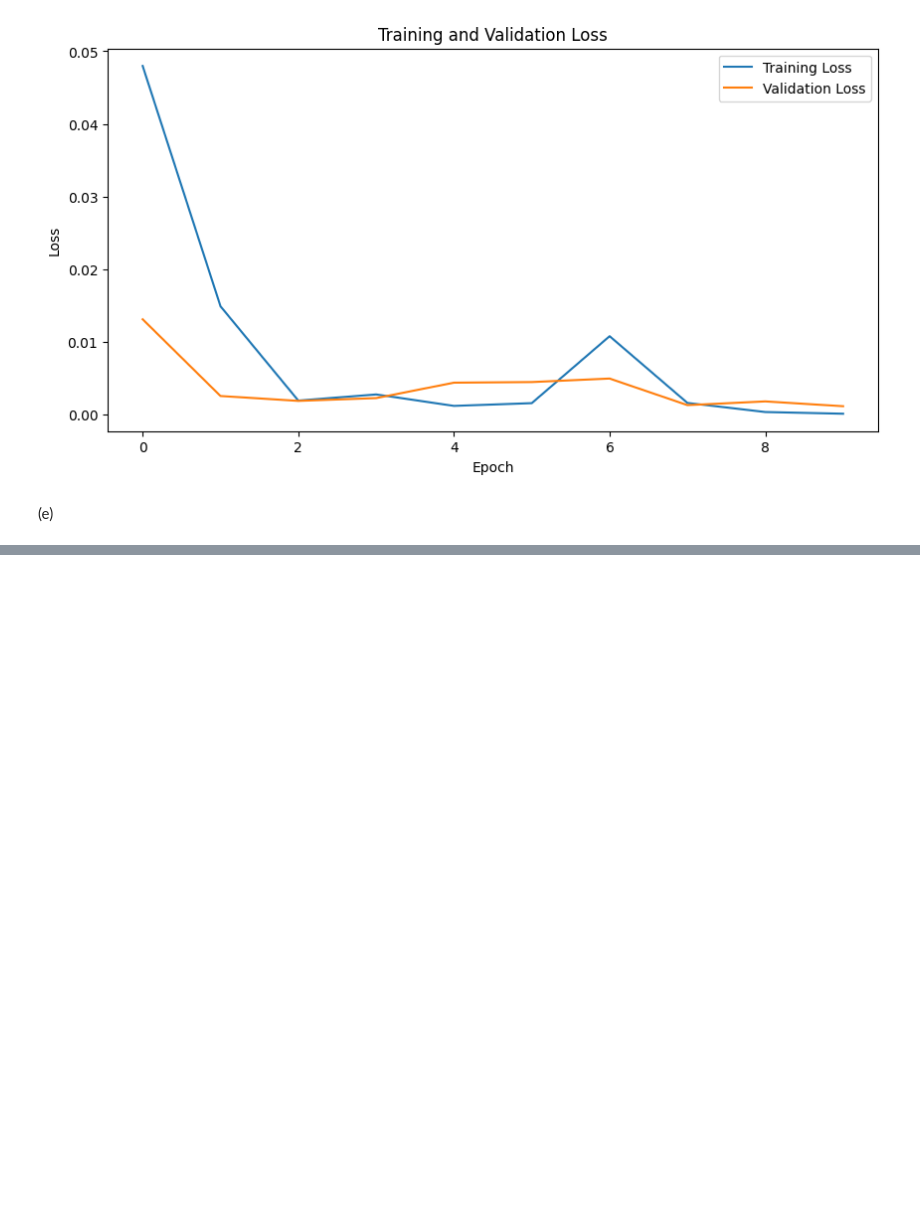
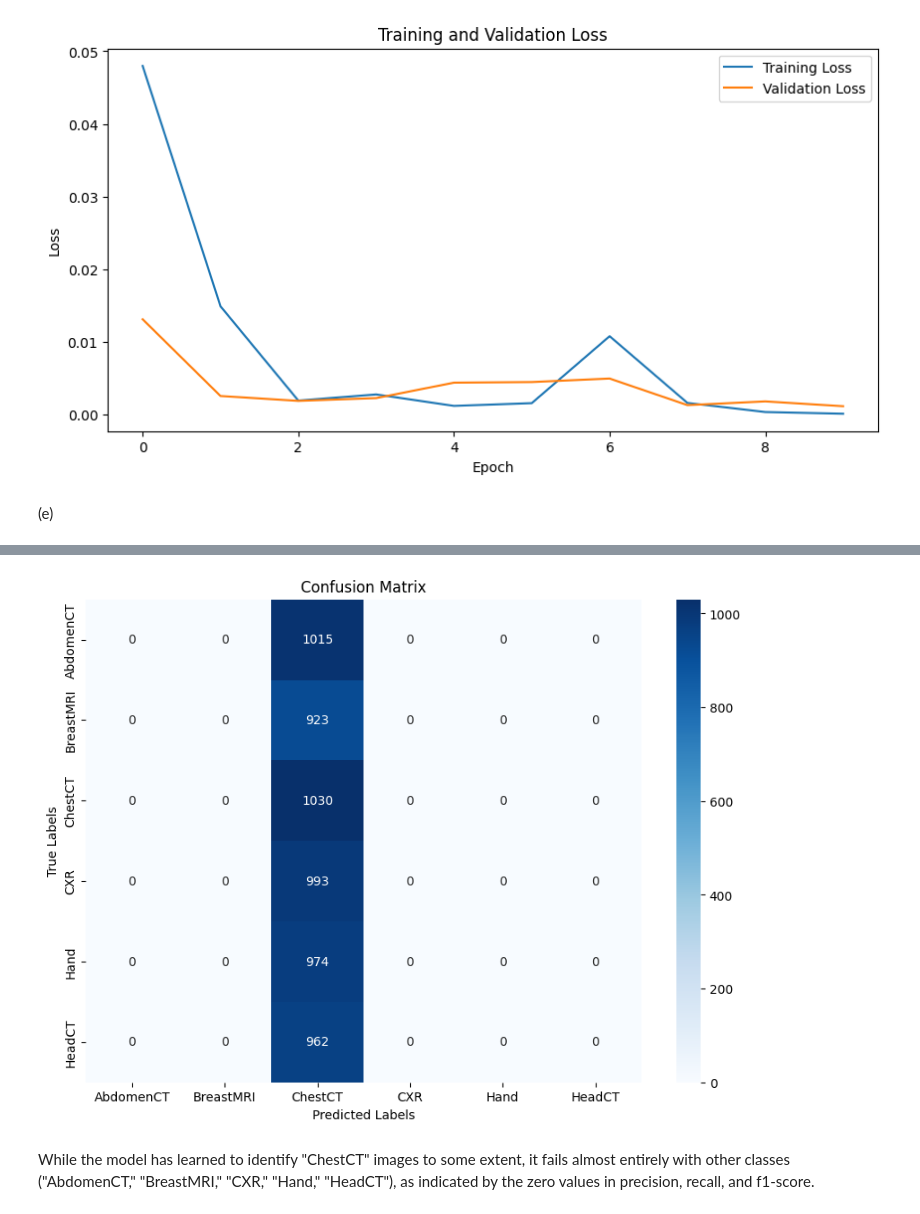
Before and after one commit to bingyanliang/Medical-MNIST, a Jupyter notebook: Q1.ipynb, the cells around one changed output, grey strips where cells are left out. Drawn from its saved outputs; the diff is of its cells as text; code cells hidden in the pictures; blank space fills up the shorter version.

```diff
--- a/Q1.ipynb
+++ b/Q1.ipynb
@@ -214,7 +217,7 @@ criterion = nn.CrossEntropyLoss()
 optim = torch.optim.Adam(model.parameters(), lr=learning_rate)
 # %%
 torch.cuda.is_available()
-device = torch.device("cuda" if torch.cuda.is_available() else "cpu")
+device = torch.device("cuda")
 model.to(device)
 # %% [output]
 MedCNN(
@@ -280,18 +299,5 @@ plt.show()
 # %%
-# hyperparameter setup 2
-batch_size = 114
-learning_rate=0.0005
-epochs = 10
-
-train_loader = DataLoader(train_dataset, batch_size=batch_size, shuffle=True, num_workers=8)
-val_loader = DataLoader(val_dataset, batch_size=batch_size, shuffle=False, num_workers=8)
-
-model = MedCNN(num_classes=6)
-criterion = nn.CrossEntropyLoss()
-optim = torch.optim.Adam(model.parameters(), lr=learning_rate)
-
-torch.cuda.is_available()
-device = torch.device("cuda" if torch.cuda.is_available() else "cpu")
+device = torch.device("cuda")
 model.to(device)
 
 train_losses, val_losses = [], []
@@ -347,21 +353,21 @@ plt.show()
 # %% [markdown]
 (e)
 # %%
-model.eval()  # Set the model to evaluation mode
-
+model.eval()
 true_labels = []
 predictions = []
 
-with torch.no_grad():  # No need to track gradients
+device = torch.device("cuda" if torch.cuda.is_available() else "cpu")
+model = model.to(device)
+
+
+with torch.no_grad():
     for inputs, labels in test_loader:
         inputs = inputs.to(device)
         labels = labels.to(device)
 
         outputs = model(inputs)
-
-        _, predicted = torch.max(outputs, 1)  # Get the index of the max log-probability
+        _, preds = torch.max(outputs, 1)
 
         true_labels.extend(labels.cpu().numpy())
-        predictions.extend(predicted.cpu().numpy())
-
-# true_labels and predictions now hold the actual and predicted labels for your entire test dataset
+        predictions.extend(preds.cpu().numpy())
@@ -387,0 +399,13 @@ plt.show()
+# %%
+cm = confusion_matrix(true_labels, predictions)
+
+plt.figure(figsize=(10, 7))
+sns.heatmap(cm, annot=True, fmt="d", cmap="Blues", xticklabels=['AbdomenCT', 'BreastMRI', 'ChestCT', 'CXR', 'Hand', 'HeadCT'], yticklabels=['AbdomenCT', 'BreastMRI', 'ChestCT', 'CXR', 'Hand', 'HeadCT'])
+plt.xlabel('Predicted Labels')
+plt.ylabel('True Labels')
+plt.title('Confusion Matrix')
+plt.show()
+# %% [output]
+[figure, added]
+# %% [markdown]
+While the model has learned to identify "ChestCT" images to some extent, it fails almost entirely with other classes ("AbdomenCT," "BreastMRI," "CXR," "Hand," "HeadCT"), as indicated by the zero values in precision, recall, and f1-score.
```
Also changed, not shown: parts of 9 cells of this notebook.
